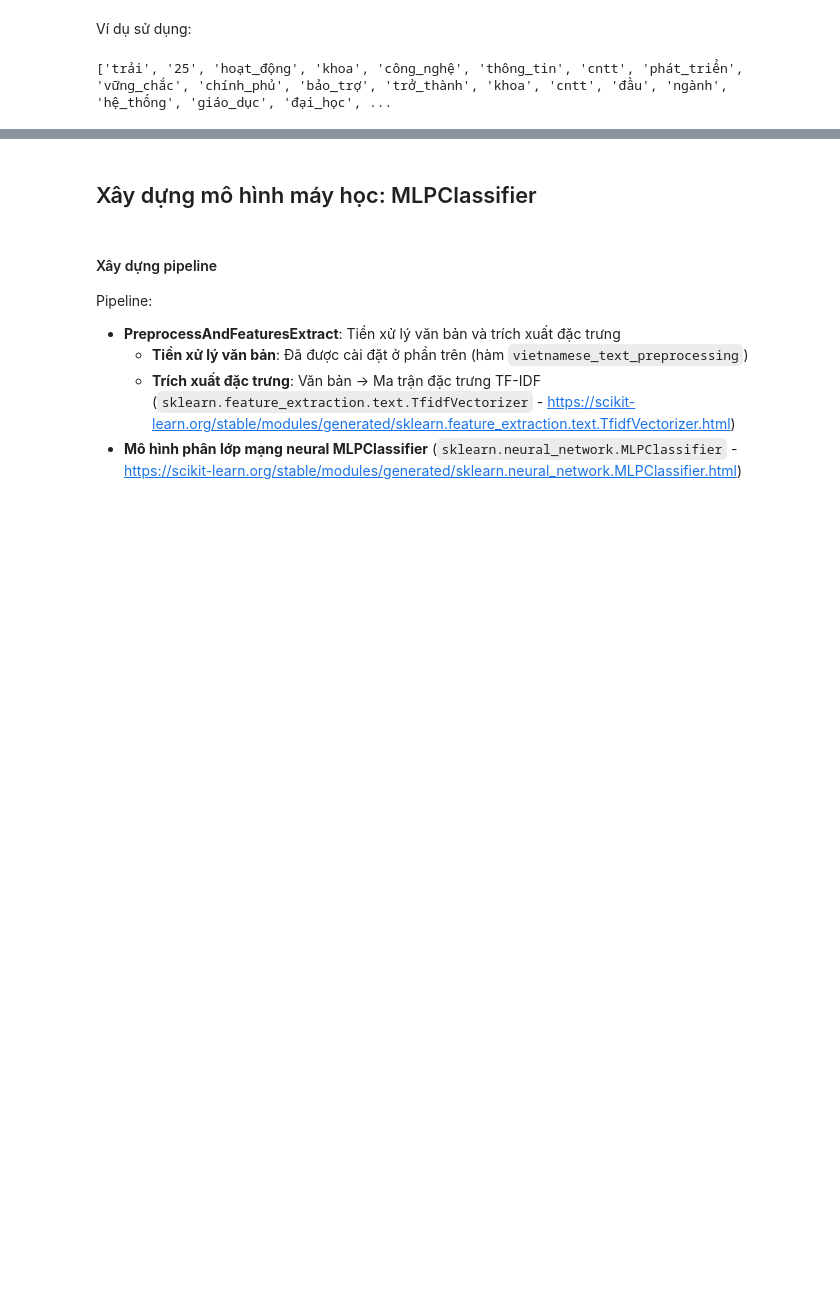
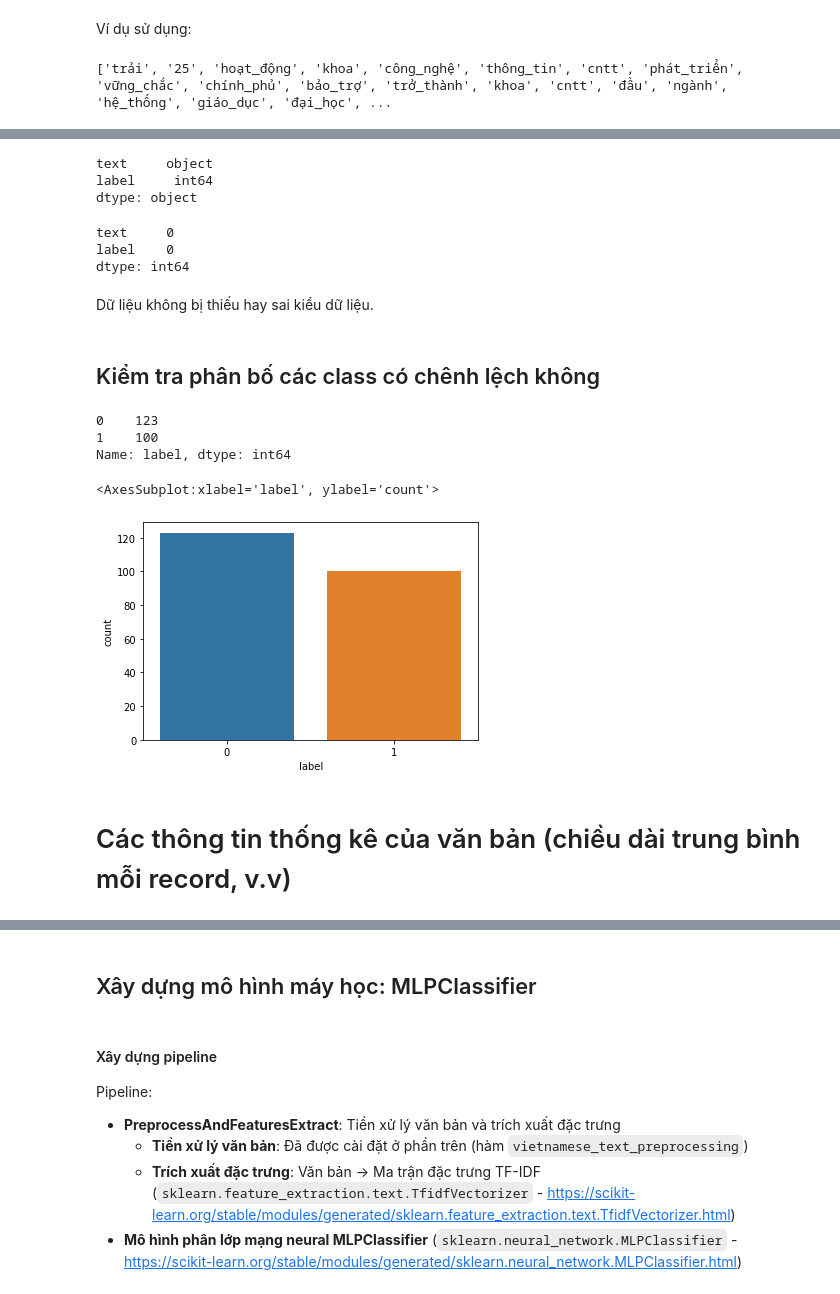
Before and after one commit to nnguyet/Fake-News-Detection, a Jupyter notebook: PJ3.ipynb, the cells around one changed output, grey strips where cells are left out. Saved outputs shown, nothing was run; the diff lists cells and outputs as text; code cells hidden in the pictures; blank space fills up the shorter version.

```diff
--- a/PJ3.ipynb
+++ b/PJ3.ipynb
@@ -138,0 +158,30 @@ print(demo_text_to_tokens)
+# %%
+df.dtypes
+# %% [output]
+text     object
+label     int64
+dtype: object
+# %%
+df.isna().sum()
+# %% [output]
+text     0
+label    0
+dtype: int64
+# %% [markdown]
+Dữ liệu không bị thiếu hay sai kiểu dữ liệu.
+# %% [markdown]
+## Kiểm tra phân bố các class có chênh lệch không
+# %%
+df.label.value_counts()
+# %% [output]
+0    123
+1    100
+Name: label, dtype: int64
+# %%
+warnings.simplefilter(action="ignore", category=FutureWarning)
+sns.countplot(df.label)
+# %% [output]
+<AxesSubplot:xlabel='label', ylabel='count'>
+[figure, added]
+# %% [markdown]
+# Các thông tin thống kê của văn bản (chiều dài trung bình mỗi record, v.v)
```
Also changed, not shown: parts of 24 cells of this notebook, 4 other files.
